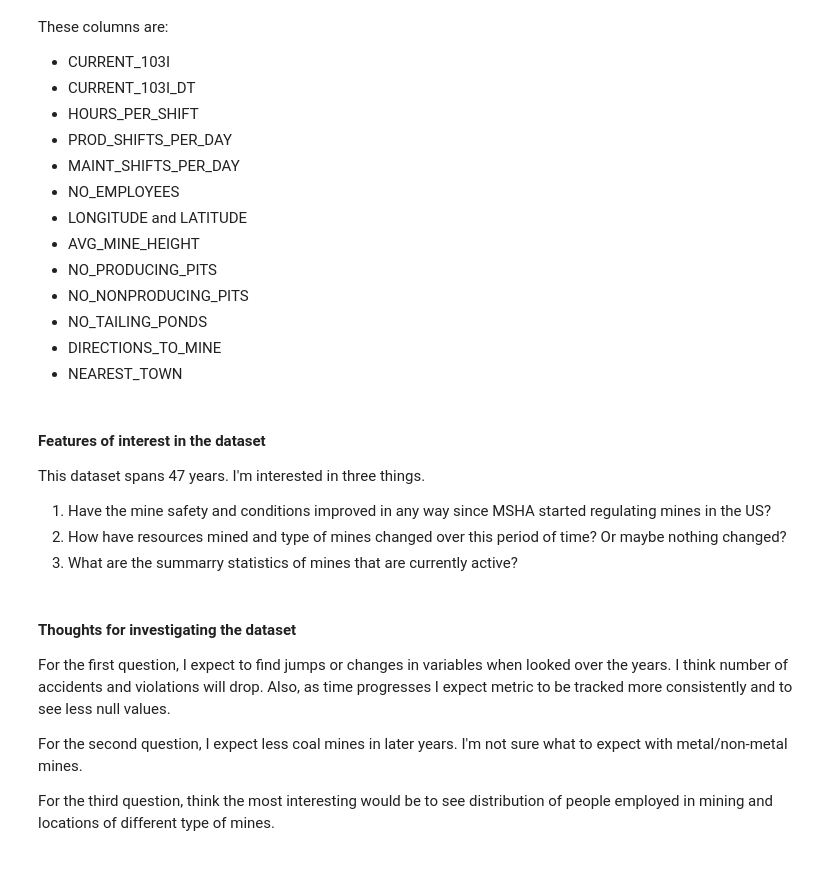
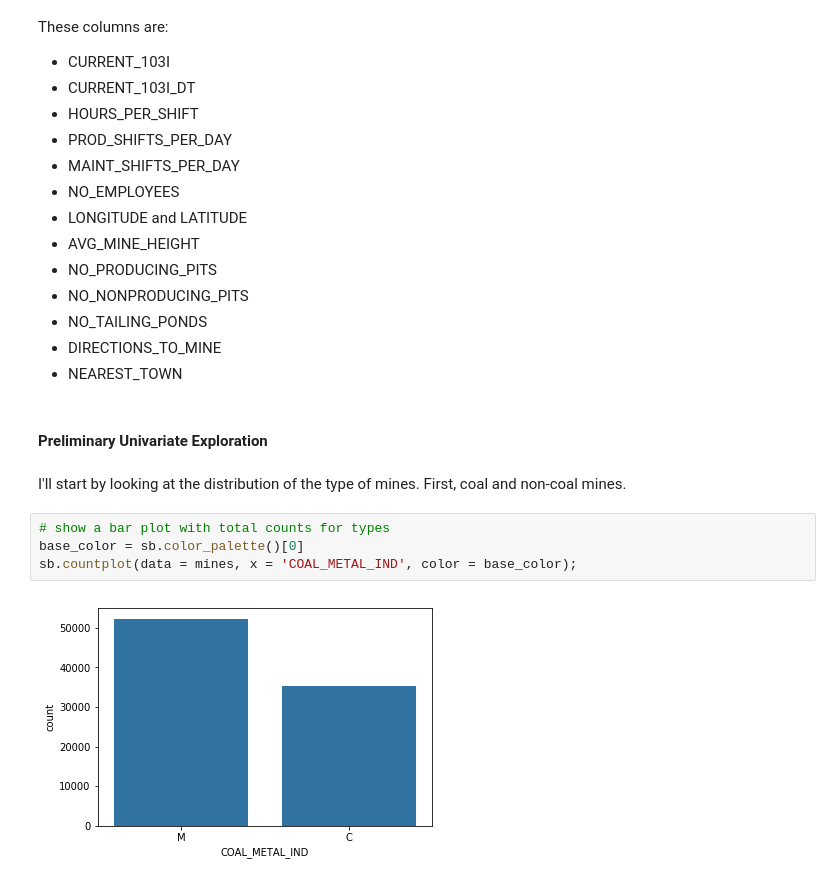
Before and after one commit to dvokinsark/us_mines, a Jupyter notebook: data_exploration.ipynb, the cells around one changed output. Drawn from its saved outputs; the diff is of its cells as text.

Commit message:
feat: Add preliminary univariate exploration

```diff
--- a/data_exploration.ipynb
+++ b/data_exploration.ipynb
@@ -103,18 +103,14 @@ And there're columns that really have null values. My guess is that it's due to
 - NO_TAILING_PONDS
 - DIRECTIONS_TO_MINE
 - NEAREST_TOWN
-# %% [markdown]
-<a id='features_of_interest'></a>
-#### Features of interest in the dataset
-This dataset spans 47 years. I'm interested in three things.
-1. Have the mine safety and conditions improved in any way since MSHA started regulating mines in the US?
-2. How have resources mined and type of mines changed over this period of time? Or maybe nothing changed?
-3. What are the summarry statistics of mines that are currently active?
-# %% [markdown]
-<a id='thoughts_for_investigating'></a>
-#### Thoughts for investigating the dataset
-For the first question, I expect to find jumps or changes in variables when looked over the years. I think number of accidents and violations will drop. Also, as time progresses I expect metric to be tracked more consistently and to see less null values.
-
-For the second question, I expect less coal mines in later years. I'm not sure what to expect with metal/non-metal mines.
-
-For the third question,  think the most interesting would be to see distribution of people employed in mining and locations of different type of mines.
+# %% [markdown]
+<a id='pre_univariate_exploration'></a>
+#### Preliminary Univariate Exploration
+# %% [markdown]
+I'll start by looking at the distribution of the type of mines. First, coal and non-coal mines.
+# %%
+# show a bar plot with total counts for types
+base_color = sb.color_palette()[0]
+sb.countplot(data = mines, x = 'COAL_METAL_IND', color = base_color);
+# %% [output]
+[figure, added]
```
Also changed, not shown: parts of 12 cells of this notebook.
